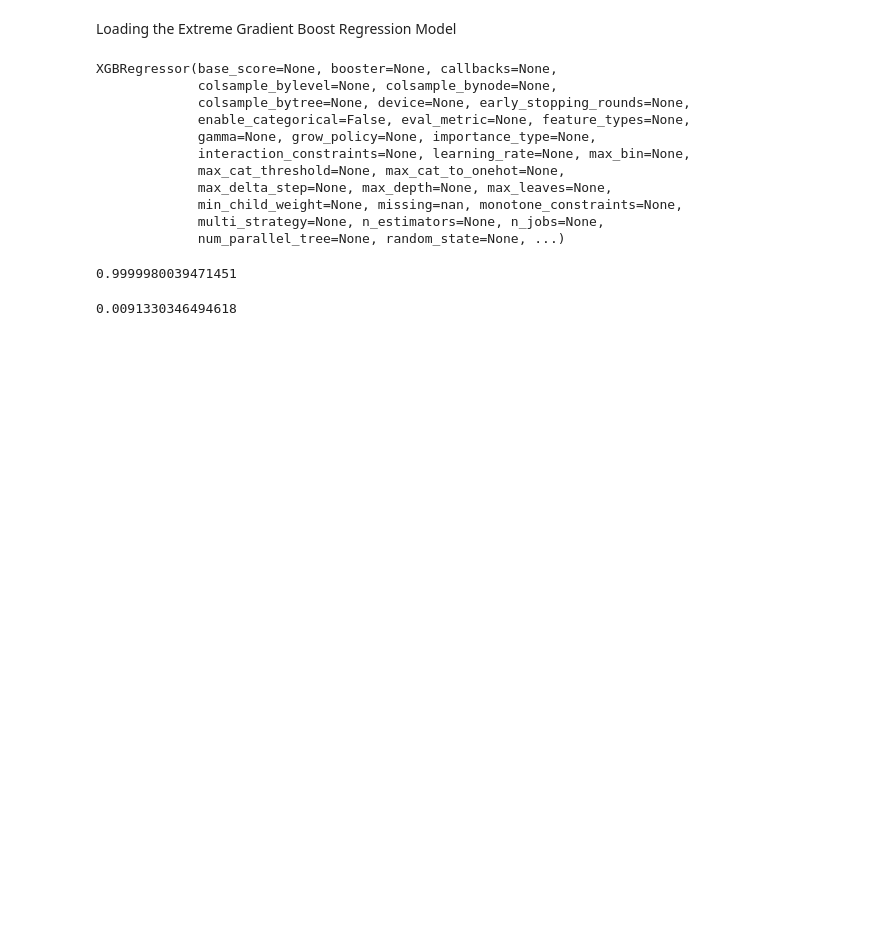
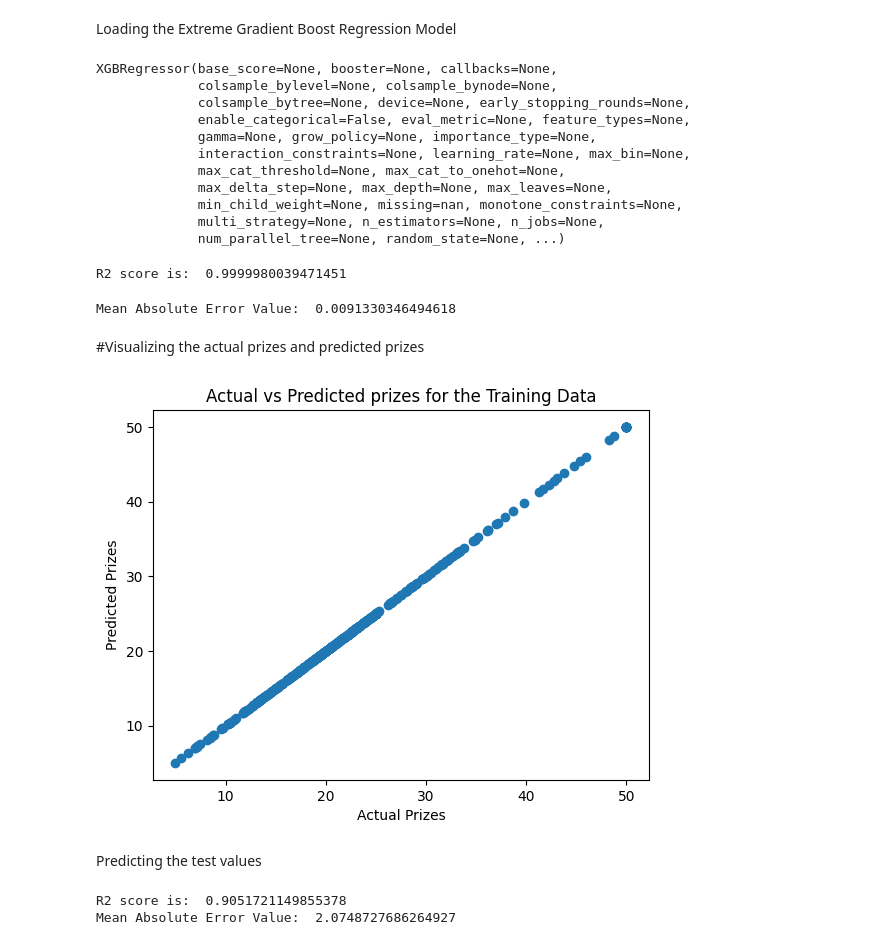
Before and after one commit to parimaladini/House_Price_Prediction, a Jupyter notebook: Main.ipynb, the cells around one changed output. Drawn from its saved outputs; the diff is of its cells as text; code cells hidden in the pictures; blank space fills up the shorter version.

Commit message:
visualization added

```diff
--- a/Main.ipynb
+++ b/Main.ipynb
@@ -142,10 +128,22 @@ x_train_pred = model.predict(X_train)
 score_1 = metrics.r2_score(Y_train, x_train_pred)
 score_2 = metrics.mean_absolute_error(Y_train, x_train_pred)
 # %%
-print(score_1)
+print("R2 score is: ", score_1)
 # %% [output]
-0.9999980039471451
+R2 score is:  0.9999980039471451
 # %%
-print(score_2)
+print("Mean Absolute Error Value: ", score_2)
 # %% [output]
-0.0091330346494618
+Mean Absolute Error Value:  0.0091330346494618
+# %% [markdown]
+#Visualizing the actual prizes and predicted prizes
+# %%
+plt.scatter(Y_train, x_train_pred)
+plt.xlabel("Actual Prizes")
+plt.ylabel("Predicted Prizes")
+plt.title("Actual vs Predicted prizes for the Training Data")
+plt.show()
+# %% [output]
+[figure, added]
+# %% [markdown]
+Predicting the test values
@@ -151,0 +155,6 @@ print(score_2)
+# %%
+print("R2 score is: ", score_1)
+print("Mean Absolute Error Value: ", score_2)
+# %% [output]
+R2 score is:  0.9051721149855378
+Mean Absolute Error Value:  2.0748727686264927
```
Also changed, not shown: parts of 2 cells of this notebook.
